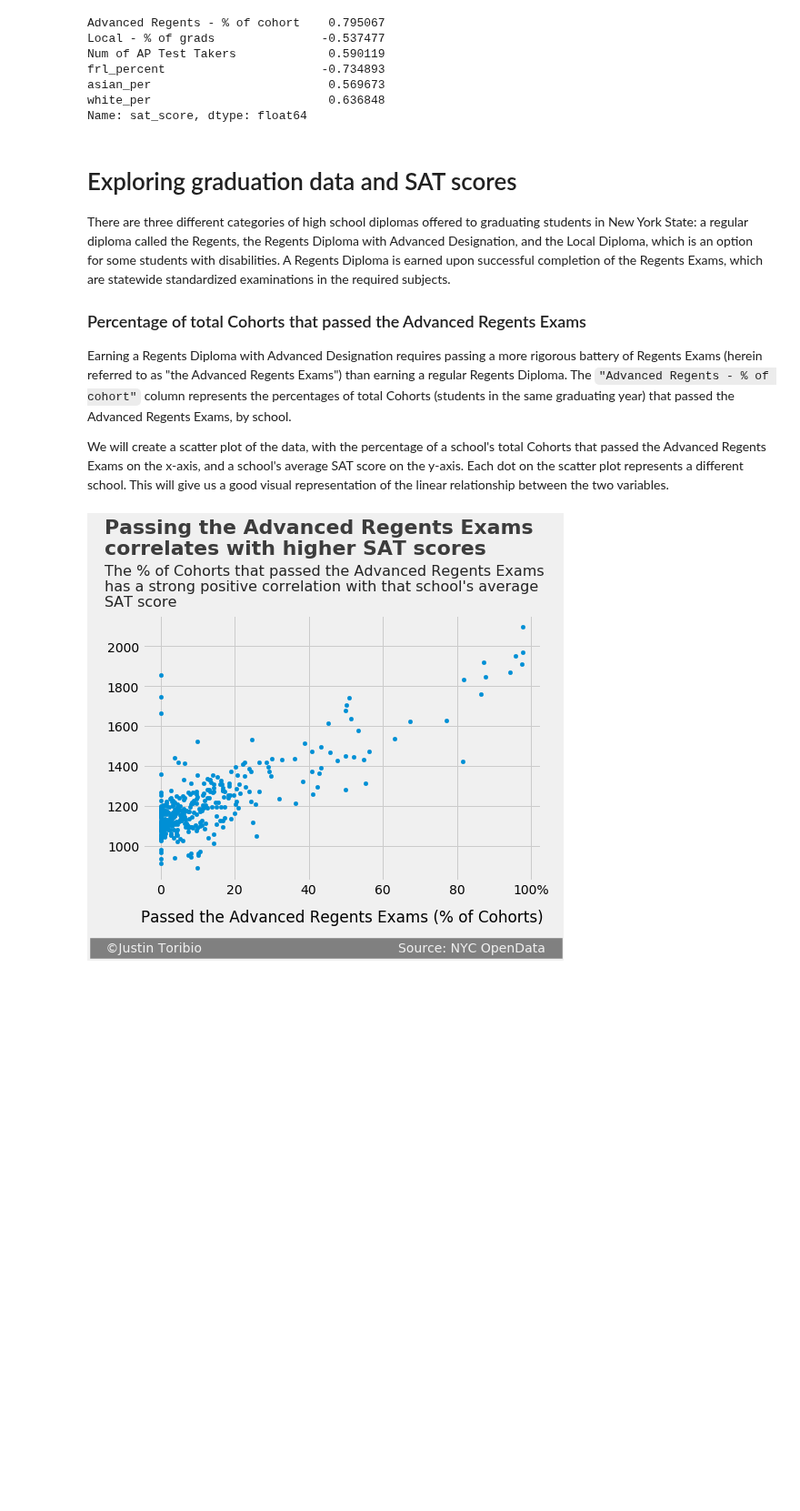
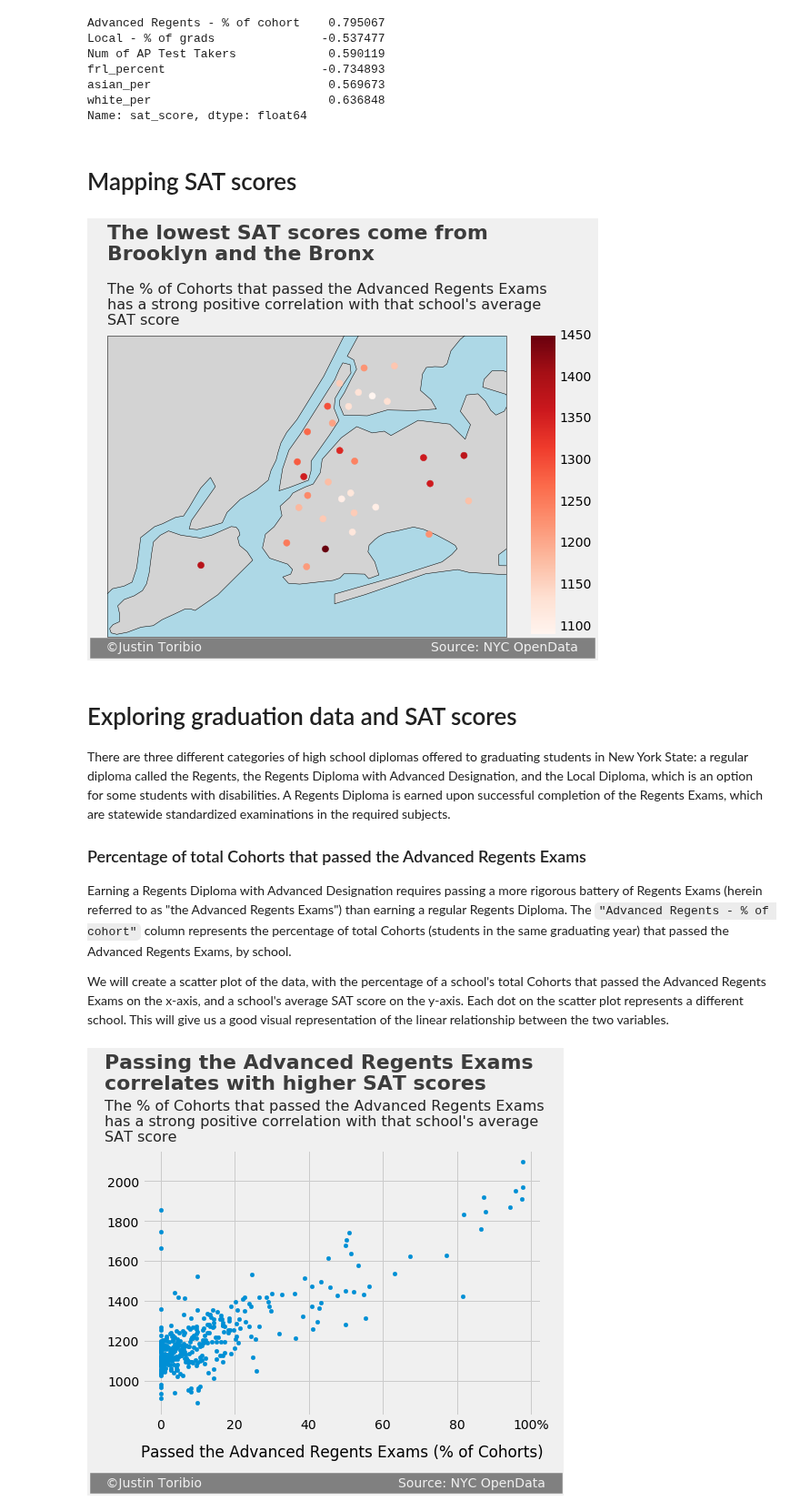
Before and after one commit to JustinToribio/analyzing-the-sat, a Jupyter notebook: notebooks/1.0-jt-analyze-the-sat.ipynb, the cells around one changed output. Shown at 91% size. Drawn from its saved outputs; the diff is of its cells as text; code cells hidden in the pictures; blank space fills up the shorter version.

Commit message:
notebook: mapping SAT scores added, maps updated

```diff
--- a/notebooks/1.0-jt-analyze-the-sat.ipynb
+++ b/notebooks/1.0-jt-analyze-the-sat.ipynb
@@ -116,6 +116,57 @@ frl_percent                      -0.734893
 asian_per                         0.569673
 white_per                         0.636848
 Name: sat_score, dtype: float64
+# %% [markdown]
+# Mapping SAT scores
+# %%
+import numpy as np
+import matplotlib.pyplot as plt
+import matplotlib.style as style
+import cartopy.crs as ccrs
+import cartopy.feature as cfeat
+%matplotlib inline
+
+# Group the data by school district and assign the map
+# data to variables.
+districts = data.groupby("school_dist").agg(np.mean)
+districts.reset_index(inplace=True)
+longitudes = districts["lon"].tolist()
+latitudes = districts["lat"].tolist()
+state_borders = cfeat.NaturalEarthFeature(
+    name="admin_1_states_provinces_lakes",
+    scale="10m", category="cultural"
+)
+
+# Assign the text of the map to variables.
+title = ("The lowest SAT scores come from\n"
+         "Brooklyn and the Bronx")
+subtitle = ("The % of Cohorts that passed the Advanced Regents Exams\n"
+            "has a strong positive correlation with that school's average\n"
+            "SAT score")
+signature = ("   ©Justin Toribio                               "
+             "                         Source: NYC OpenData   ")
+
+# Create and show the map with customizations.
+style.use("fivethirtyeight")
+fig = plt.figure(figsize=(7,7))
+ax = fig.add_subplot(111, projection=ccrs.PlateCarree())
+ax.background_patch.set_facecolor("lightblue")
+ax.add_feature(state_borders, edgecolor="black", facecolor="lightgrey")
+ax.set_extent((-74.255735, -73.700272, 40.496044, 40.915256))
+schools = ax.scatter(longitudes, latitudes, s=50, zorder=2, cmap="Reds",
+                     c=districts["sat_score"])
+ax.text(s=title, x=-74.255735, y=41.02, fontsize=22, weight="bold", alpha=.75)
+ax.text(s=subtitle, x=-74.255735, y=40.93, fontsize=16, alpha=.85)
+ax.text(s=signature, x=-74.275, y=40.476, fontsize=14, color="#f0f0f0",
+           backgroundcolor="grey")
+
+colorbar_axes = fig.add_axes([1, .15, 0.06, 0.657])
+colorbar = plt.colorbar(schools, cax=colorbar_axes) #ticks=[10, 20, 30, 40])
+#colorbar.ax.set_yticklabels([10, 20, 30, "40%"])
+
+plt.show()
+# %% [output]
+[figure, added]
 # %% [markdown]
 # Exploring graduation data and SAT scores
 
@@ -123,7 +174,7 @@ There are three different categories of high school diplomas offered to graduati
 
 ### Percentage of total Cohorts that passed the Advanced Regents Exams
 
-Earning a Regents Diploma with Advanced Designation requires passing a more rigorous battery of Regents Exams (herein referred to as "the Advanced Regents Exams") than earning a regular Regents Diploma.  The `"Advanced Regents - % of cohort"` column represents the percentages of total Cohorts (students in the same graduating year) that passed the Advanced Regents Exams, by school.
+Earning a Regents Diploma with Advanced Designation requires passing a more rigorous battery of Regents Exams (herein referred to as "the Advanced Regents Exams") than earning a regular Regents Diploma.  The `"Advanced Regents - % of cohort"` column represents the percentage of total Cohorts (students in the same graduating year) that passed the Advanced Regents Exams, by school.
 
 We will create a scatter plot of the data, with the percentage of a school's total Cohorts that passed the Advanced Regents Exams on the x-axis, and a school's average SAT score on the y-axis.  Each dot on the scatter plot represents a different school.  This will give us a good visual representation of the linear relationship between the two variables.
 # %%
```
Also changed, not shown: parts of 3 cells of this notebook.
